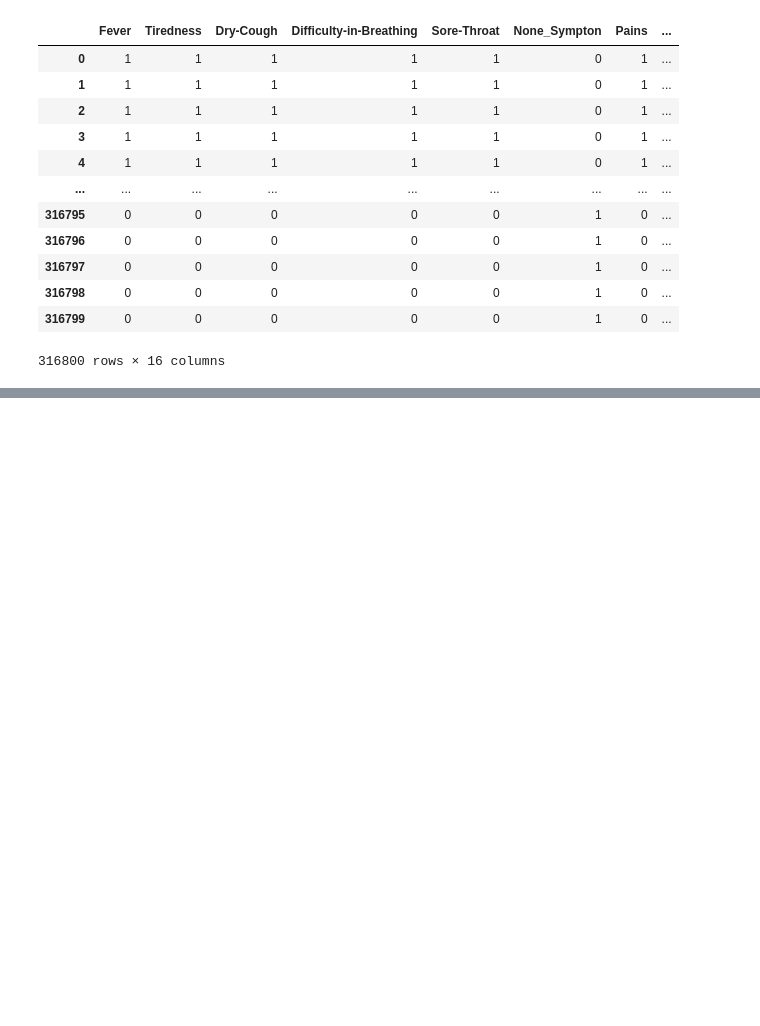
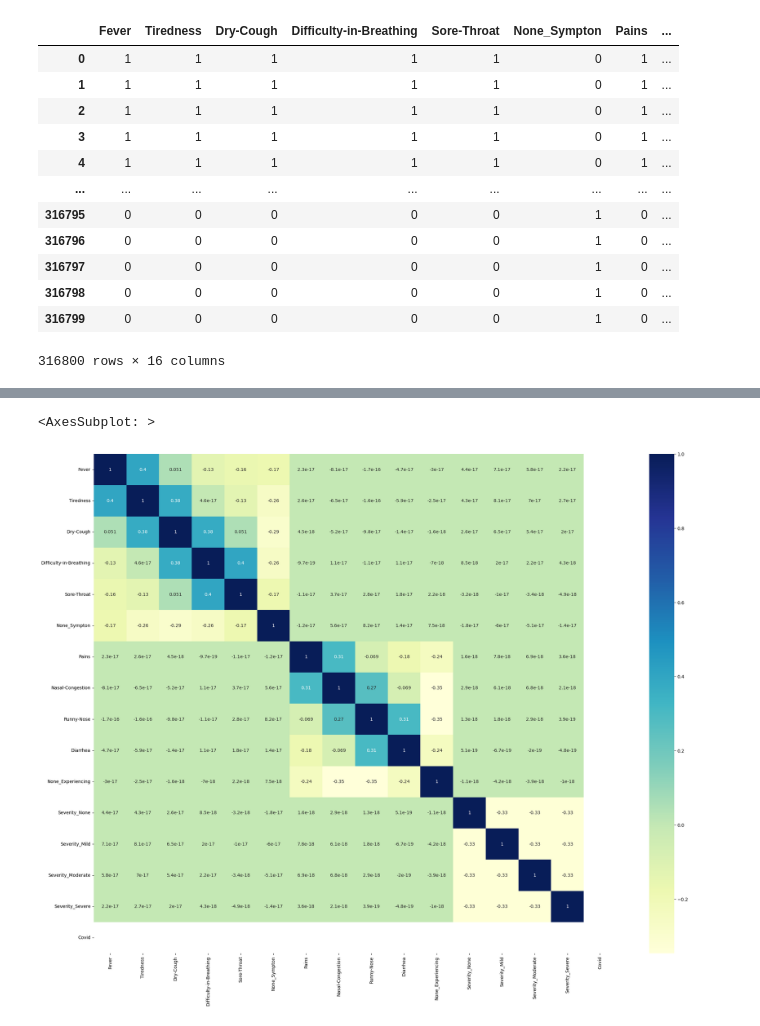
Before and after one commit to RSMMIX/LinearProject, a Jupyter notebook: ProjectCovid_19.ipynb, the cells around one changed output, grey strips where cells are left out. Saved outputs shown, nothing was run; the diff lists cells and outputs as text; code cells hidden in the pictures; blank space fills up the shorter version.

```diff
--- a/ProjectCovid_19.ipynb
+++ b/ProjectCovid_19.ipynb
@@ -109,0 +78,9 @@ plotCorrelationMatrix(data, 8)
+# %%
+correlations = data.corr()
+
+indx=correlations.index
+plt.figure(figsize=(26,20))
+sns.heatmap(data[indx].corr(),annot=True,cmap="YlGnBu")
+# %% [output]
+<AxesSubplot: >
+[figure, added]
```
Also changed, not shown: parts of 3 cells of this notebook, 1 other file.
